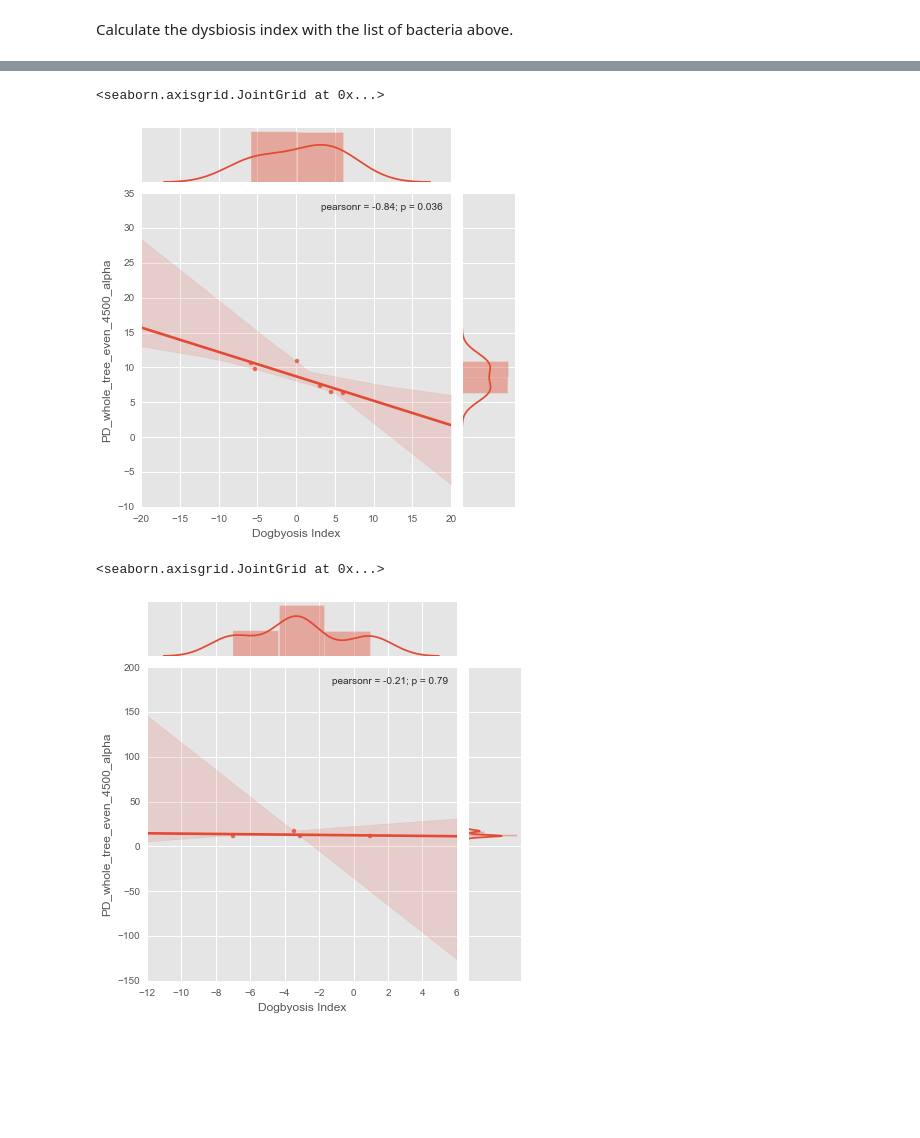
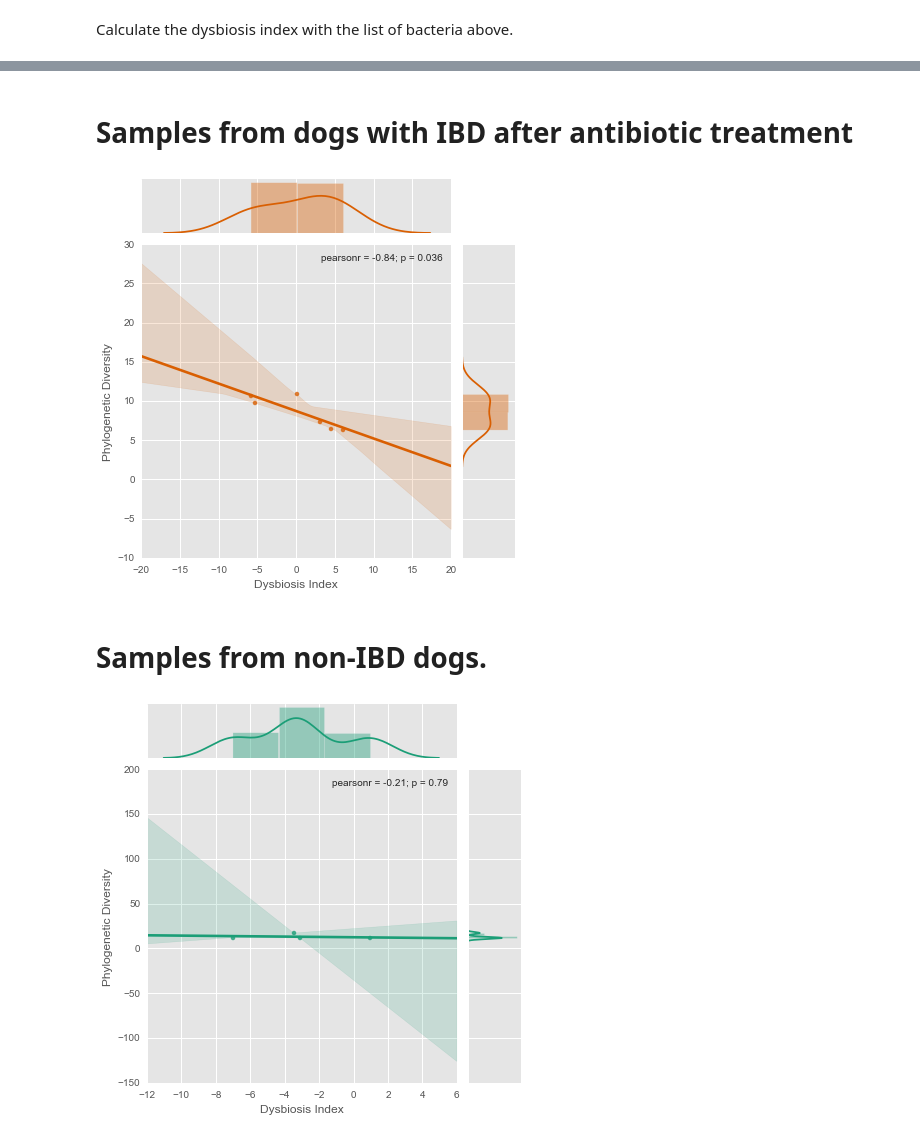
Before and after one commit to ElDeveloper/dogs, a Jupyter notebook: notebooks/10-minamoto-md-index.ipynb, the cells around one changed output, grey strips where cells are left out. Cells and saved outputs as stored; diff of their text form; code cells hidden in the pictures; blank space fills up the shorter version.

Commit message:
Cleanup Minamoto notebook

```diff
--- a/notebooks/10-minamoto-md-index.ipynb
+++ b/notebooks/10-minamoto-md-index.ipynb
@@ -265,10 +190,18 @@ sns.jointplot(x='Dogbyosis Index', y='PD_whole_tree_even_4500_alpha', data=mf[mf
+# %% [markdown]
+# Samples from dogs with IBD after antibiotic treatment
 # %%
-sns.jointplot(x='Dogbyosis Index', y='PD_whole_tree_even_4500_alpha', data=mf[mf.AB == 'Yes'], kind='reg')
+sns.jointplot(x='Dogbyosis Index', y='PD_whole_tree_even_4500_alpha', data=mf[mf.AB == 'Yes'], kind='reg',
+              color='#d95f02')
+sns.axlabel('Dysbiosis Index', 'Phylogenetic Diversity')
+plt.savefig('minamoto/ibd-yes-abxs.pdf')
 # %% [output]
-<seaborn.axisgrid.JointGrid at 0x...>
-[figure, old version]
+[figure, new version]
+# %% [markdown]
+# Samples from non-IBD dogs.
 # %%
-sns.jointplot(x='Dogbyosis Index', y='PD_whole_tree_even_4500_alpha', data=mf[mf.AB == 'No_HEALTHY'], kind='reg')
+sns.jointplot(x='Dogbyosis Index', y='PD_whole_tree_even_4500_alpha', data=mf[mf.AB == 'No_HEALTHY'], kind='reg',
+              color='#1b9e77')
+sns.axlabel('Dysbiosis Index', 'Phylogenetic Diversity')
+plt.savefig('minamoto/non-ibd.pdf')
 # %% [output]
-<seaborn.axisgrid.JointGrid at 0x...>
-[figure, old version]
+[figure, new version]
```
Also changed, not shown: parts of 13 cells of this notebook.
